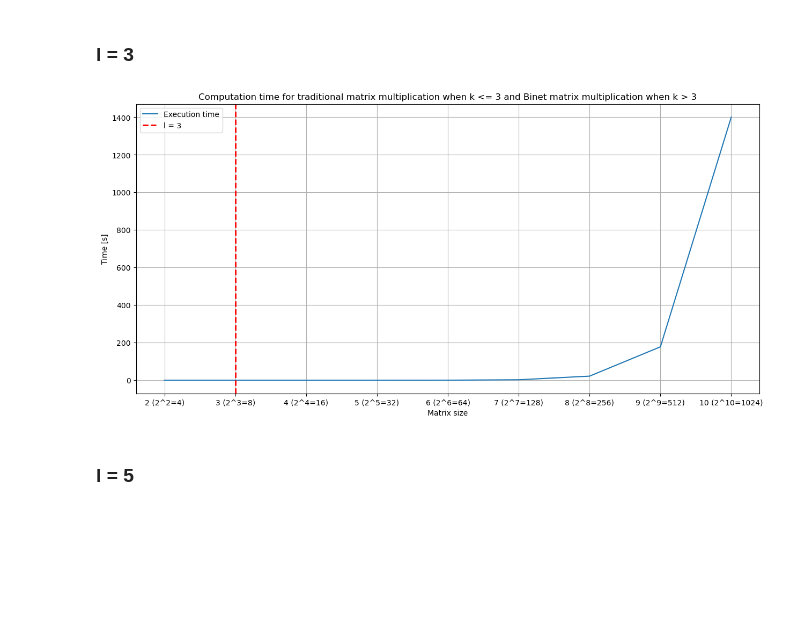
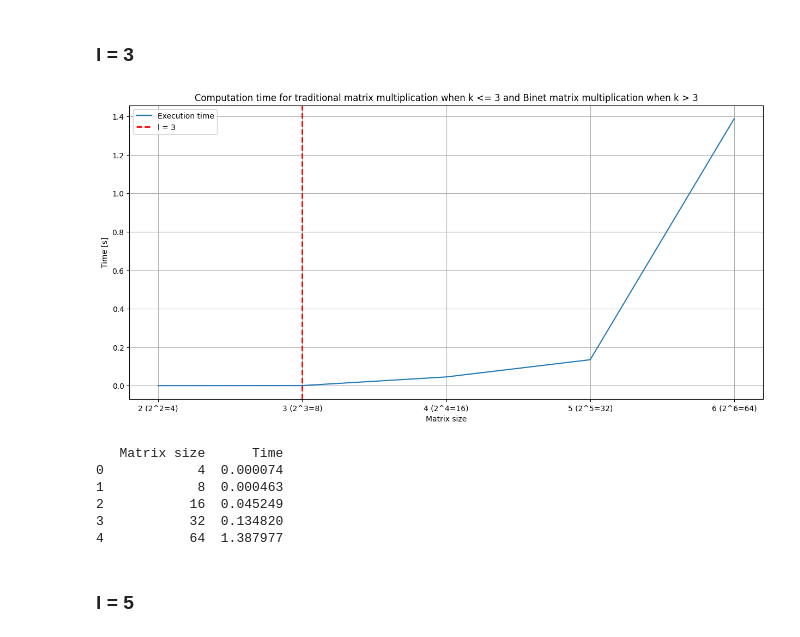
Before and after one commit to Szymon-Budziak/Matrix_calculus_algorithms_course_AGH, a Jupyter notebook: Program_1/program_1.ipynb, the cells around one changed output. Drawn from its saved outputs; the diff is of its cells as text; code cells hidden in the pictures; blank space fills up the shorter version.

Commit message:
feature: added dataframes at the end of plot functions to show diff between matrix sizes

```diff
--- a/Program_1/program_1.ipynb
+++ b/Program_1/program_1.ipynb
@@ -144,7 +148,7 @@ def multiplication_results(a: int, b: int, l: int) -> tuple[List[int], List[int]
 
     return matrix_size, matrix_operations, matrix_time
 # %%
-def generate_plot(matrix_size: List[int], matrix_time: List[float], a: int, b: int, l: int, time: bool) -> None:
+def generate_plot(matrix_size: List[int], matrix_time: List[float], a: int, b: int, l: int, time: bool) -> pd.DataFrame:
     plt.figure(figsize=(15, 7))
 
     plt.plot(matrix_time, label="Execution time" if time else "Number of operations")
@@ -169,6 +173,11 @@ def generate_plot(matrix_size: List[int], matrix_time: List[float], a: int, b: i
     plt.legend()
     plt.grid()
     plt.show()
+
+    return pd.DataFrame({
+        "Matrix size": matrix_size,
+        "Time [s]" if time else "Number of operations": matrix_time
+    })
 # %% [markdown]
 ## Time comparison
 
@@ -177,12 +186,19 @@ Proszę narysować wykres: oś pozioma rozmiar macierzy $2^{k}$ ×$2^{k}$ dla k
 ### l = 3
 # %%
 a = 2
-b = 10
+b = 9
 l = 3
 size, _, time = multiplication_results(a, b, l)
-generate_plot(size, time, a, b, l, time=True)
+df = generate_plot(size, time, a, b, l, time=True)
+print(df)
 # %% [output]
-[figure, old version]
+[figure, new version]
+   Matrix size      Time
+0            4  0.000074
+1            8  0.000463
+2           16  0.045249
+3           32  0.134820
+4           64  1.387977
 # %% [markdown]
 ### l = 5
 # %%
```
Also changed, not shown: parts of 14 cells of this notebook.
